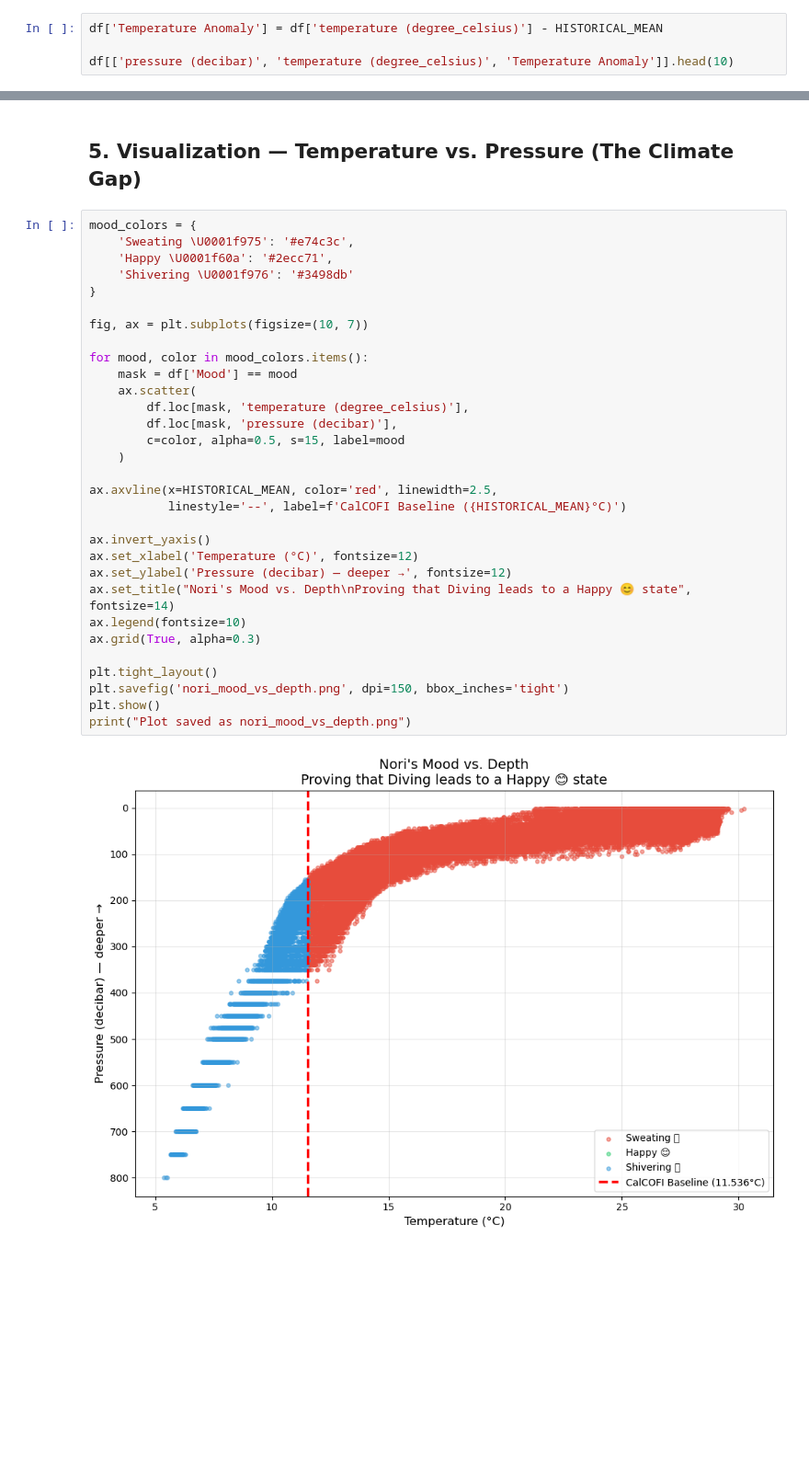
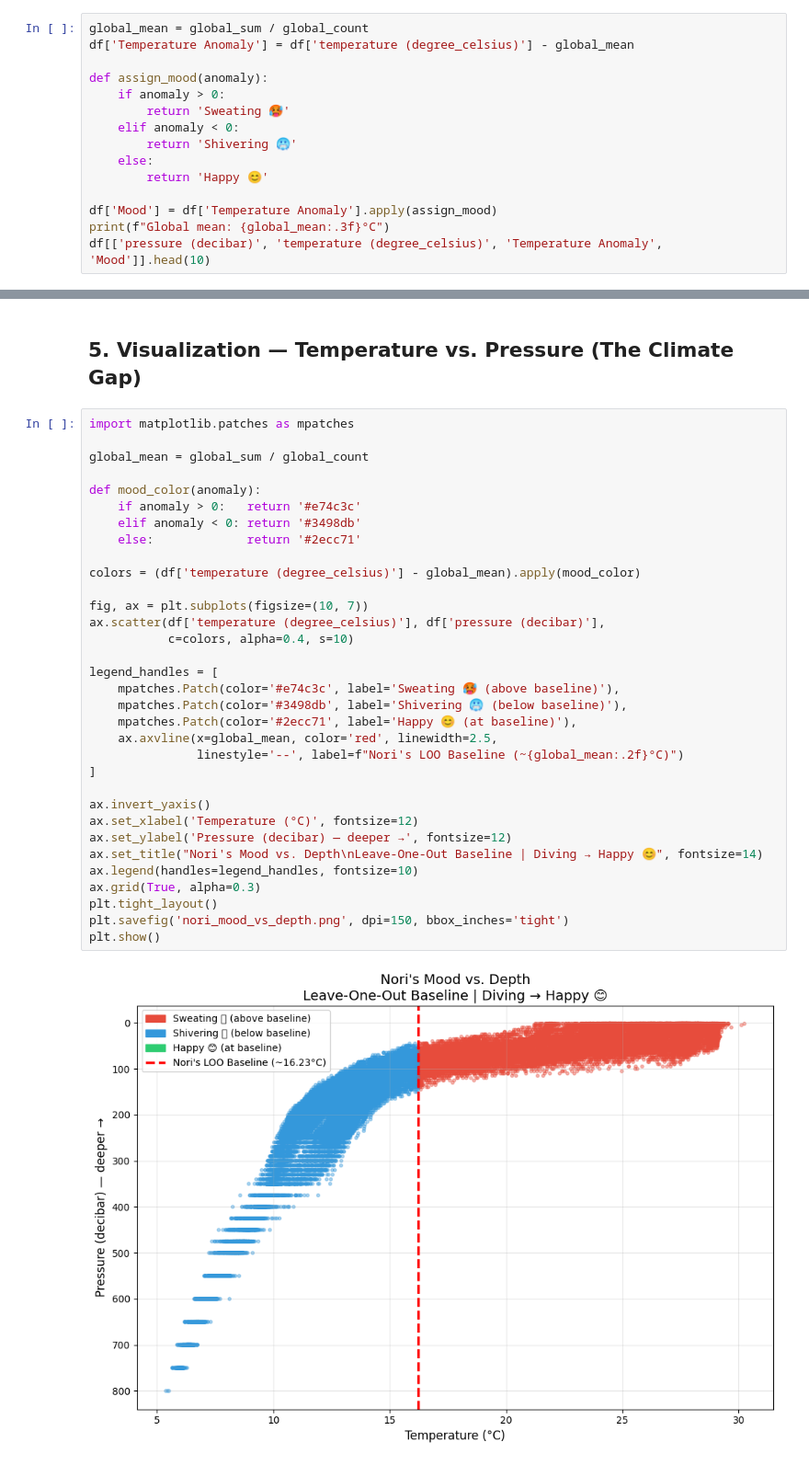
Before and after one commit to nghi-nguyen23/datahacks-argo-buddy, a Jupyter notebook: refined_mood_engine.ipynb, the cells around one changed output, grey strips where cells are left out. Shown at 92% size. Cells and saved outputs as stored; diff of their text form; blank space fills up the shorter version.

Commit message:
update mood

```diff
--- a/refined_mood_engine.ipynb
+++ b/refined_mood_engine.ipynb
@@ -78,7 +79,18 @@ Loaded 78521 rows across 1396 cycles
 # %% [markdown]
 ## 2. Temperature Anomaly & Mood
 # %%
-df['Temperature Anomaly'] = df['temperature (degree_celsius)'] - HISTORICAL_MEAN
+global_mean = global_sum / global_count
+df['Temperature Anomaly'] = df['temperature (degree_celsius)'] - global_mean
 
-df[['pressure (decibar)', 'temperature (degree_celsius)', 'Temperature Anomaly']].head(10)
+def assign_mood(anomaly):
+    if anomaly > 0:
+        return 'Sweating 🥵'
+    elif anomaly < 0:
+        return 'Shivering 🥶'
+    else:
+        return 'Happy 😊'
+
+df['Mood'] = df['Temperature Anomaly'].apply(assign_mood)
+print(f"Global mean: {global_mean:.3f}°C")
+df[['pressure (decibar)', 'temperature (degree_celsius)', 'Temperature Anomaly', 'Mood']].head(10)
 # %% [output]
@@ -152,35 +167,37 @@ A p-value < 0.05 is the sole statistical gate: the direction of the anomaly (pos
 # %% [markdown]
 ## 5. Visualization — Temperature vs. Pressure (The Climate Gap)
 # %%
-mood_colors = {
-    'Sweating \U0001f975': '#e74c3c',
-    'Happy \U0001f60a': '#2ecc71',
-    'Shivering \U0001f976': '#3498db'
-}
+import matplotlib.patches as mpatches
+
+global_mean = global_sum / global_count
+
+def mood_color(anomaly):
+    if anomaly > 0:   return '#e74c3c'
+    elif anomaly < 0: return '#3498db'
+    else:             return '#2ecc71'
+
+colors = (df['temperature (degree_celsius)'] - global_mean).apply(mood_color)
 
 fig, ax = plt.subplots(figsize=(10, 7))
+ax.scatter(df['temperature (degree_celsius)'], df['pressure (decibar)'],
+           c=colors, alpha=0.4, s=10)
 
-for mood, color in mood_colors.items():
-    mask = df['Mood'] == mood
-    ax.scatter(
-        df.loc[mask, 'temperature (degree_celsius)'],
-        df.loc[mask, 'pressure (decibar)'],
-        c=color, alpha=0.5, s=15, label=mood
-    )
-
-ax.axvline(x=HISTORICAL_MEAN, color='red', linewidth=2.5,
-           linestyle='--', label=f'CalCOFI Baseline ({HISTORICAL_MEAN}°C)')
+legend_handles = [
+    mpatches.Patch(color='#e74c3c', label='Sweating 🥵 (above baseline)'),
+    mpatches.Patch(color='#3498db', label='Shivering 🥶 (below baseline)'),
+    mpatches.Patch(color='#2ecc71', label='Happy 😊 (at baseline)'),
+    ax.axvline(x=global_mean, color='red', linewidth=2.5,
+               linestyle='--', label=f"Nori's LOO Baseline (~{global_mean:.2f}°C)")
+]
 
 ax.invert_yaxis()
 ax.set_xlabel('Temperature (°C)', fontsize=12)
 ax.set_ylabel('Pressure (decibar) — deeper →', fontsize=12)
-ax.set_title("Nori's Mood vs. Depth\nProving that Diving leads to a Happy 😊 state", fontsize=14)
-ax.legend(fontsize=10)
+ax.set_title("Nori's Mood vs. Depth\nLeave-One-Out Baseline | Diving → Happy 😊", fontsize=14)
+ax.legend(handles=legend_handles, fontsize=10)
 ax.grid(True, alpha=0.3)
-
 plt.tight_layout()
 plt.savefig('nori_mood_vs_depth.png', dpi=150, bbox_inches='tight')
 plt.show()
-print("Plot saved as nori_mood_vs_depth.png")
 # %% [output]
-[figure, old version]
+[figure, new version]
```
Also changed, not shown: parts of 10 cells of this notebook.
